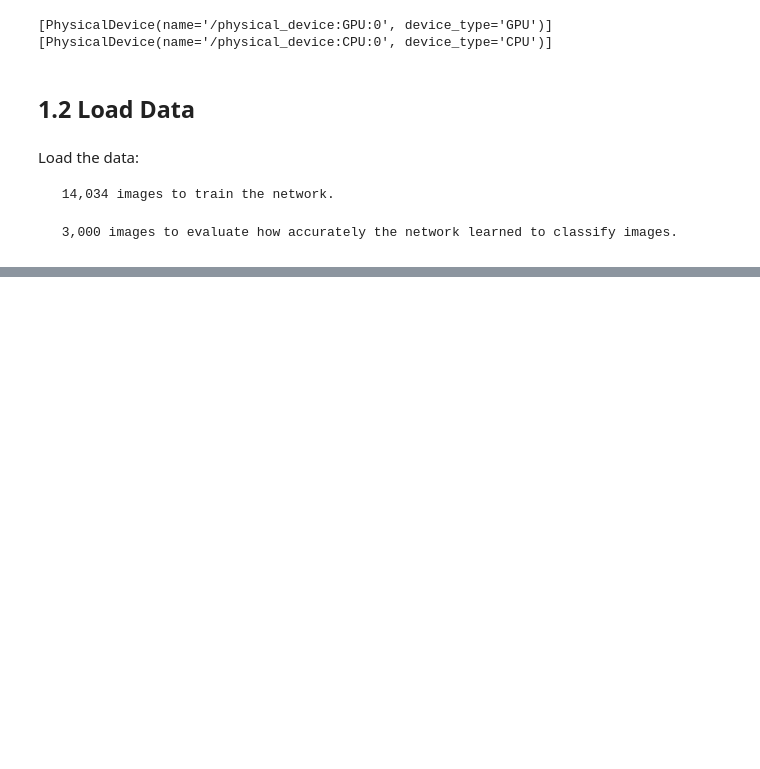
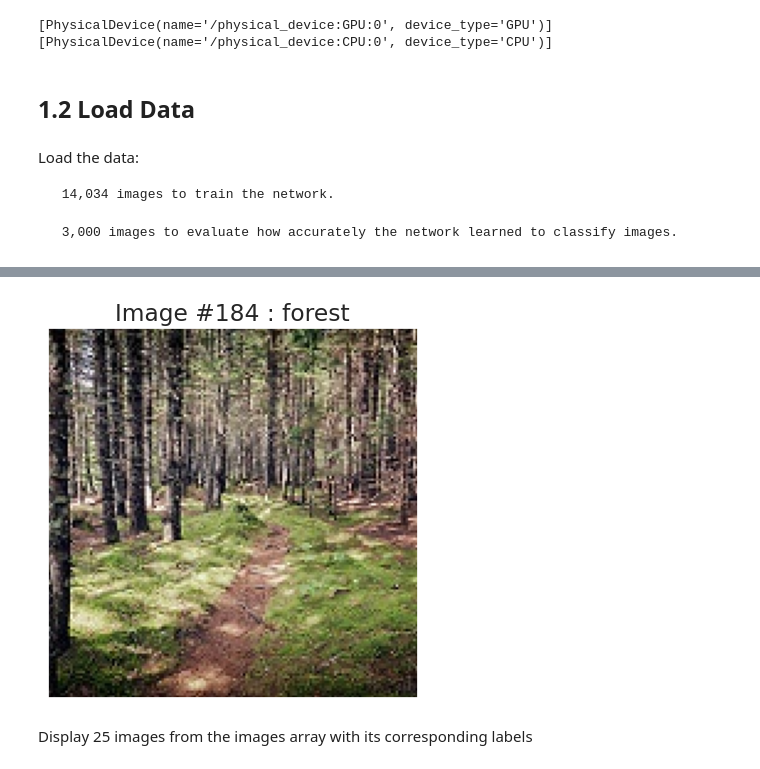
Before and after one commit to robert-bob-1/Image-classification, a Jupyter notebook: proiect.ipynb, the cells around one changed output, grey strips where cells are left out. Saved outputs shown, nothing was run; the diff lists cells and outputs as text; code cells hidden in the pictures; blank space fills up the shorter version.

```diff
--- a/proiect.ipynb
+++ b/proiect.ipynb
@@ -165,0 +217,4 @@ Loading ./seg_test/seg_test
+# %%
+# Scale down the pixel data to 0..1 range
+train_images = train_images / 255.0
+test_images = test_images / 255.0
@@ -165,0 +225,16 @@ Loading ./seg_test/seg_test
+# %%
+def display_random_image(class_names, images, labels):
+    index = np.random.randint(images.shape[0])
+    plt.figure()
+    plt.imshow(images[index])
+    plt.xticks([])
+    plt.yticks([])
+    plt.grid(False)
+    plt.title('Image #{} : '.format(index) + class_names[labels[index]])
+    plt.show()
+# %%
+display_random_image(class_names, train_images, train_labels)
+# %% [output]
+[figure, added]
+# %% [markdown]
+Display 25 images from the images array with its corresponding labels
```
Also changed, not shown: parts of 22 cells of this notebook.
